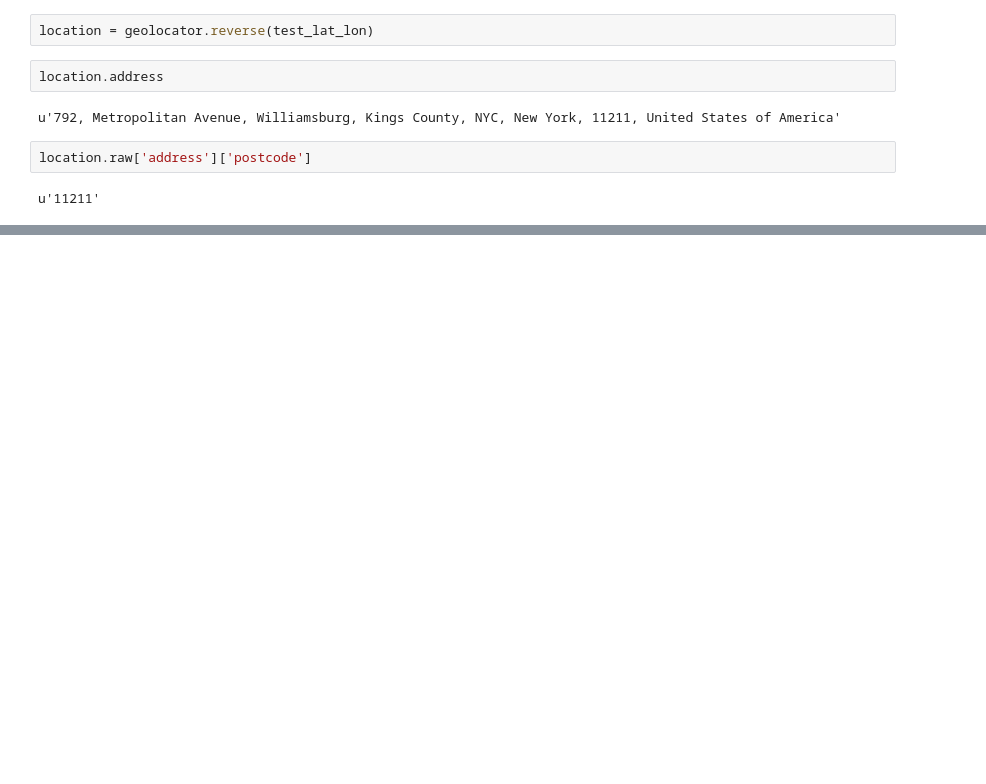
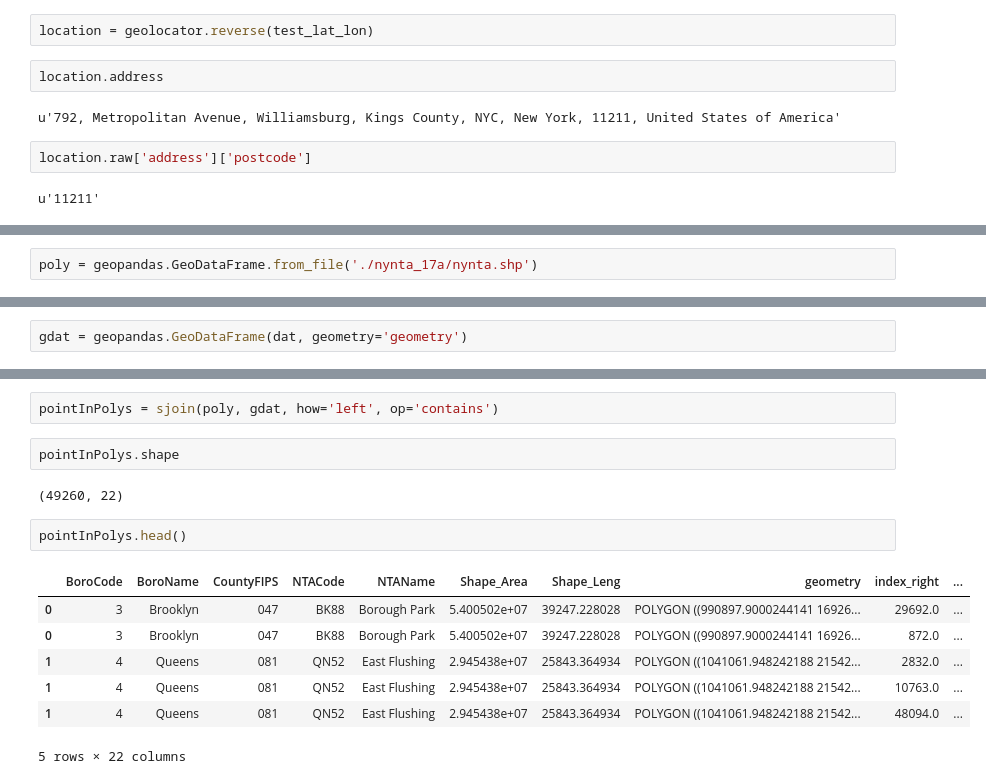
Before and after one commit to ah3200/renthop-kaggle, a Jupyter notebook: geocoding.ipynb, the cells around one changed output, grey strips where cells are left out. Saved outputs shown, nothing was run; the diff lists cells and outputs as text; blank space fills up the shorter version.

```diff
--- a/geocoding.ipynb
+++ b/geocoding.ipynb
@@ -109,0 +145,2 @@ for coord in lat_lon_list:
+# %%
+poly = geopandas.GeoDataFrame.from_file('./nynta_17a/nynta.shp')
@@ -109,0 +160,2 @@ for coord in lat_lon_list:
+# %%
+gdat = geopandas.GeoDataFrame(dat, geometry='geometry')
@@ -109,0 +178,16 @@ for coord in lat_lon_list:
+# %%
+pointInPolys = sjoin(poly, gdat, how='left', op='contains')
+# %%
+pointInPolys.shape
+# %% [output]
+(49260, 22)
+# %%
+pointInPolys.head()
+# %% [output]
+|  | BoroCode | BoroName | CountyFIPS | NTACode | NTAName | Shape_Area | Shape_Leng | geometry | index_right | ... |
+| 0 | 3 | Brooklyn | 047 | BK88 | Borough Park | 5.400502e+07 | 39247.228028 | POLYGON ((990897.9000244141 16926... | 29692.0 | ... |
+| 0 | 3 | Brooklyn | 047 | BK88 | Borough Park | 5.400502e+07 | 39247.228028 | POLYGON ((990897.9000244141 16926... | 872.0 | ... |
+| 1 | 4 | Queens | 081 | QN52 | East Flushing | 2.945438e+07 | 25843.364934 | POLYGON ((1041061.948242188 21542... | 2832.0 | ... |
+| 1 | 4 | Queens | 081 | QN52 | East Flushing | 2.945438e+07 | 25843.364934 | POLYGON ((1041061.948242188 21542... | 10763.0 | ... |
+| 1 | 4 | Queens | 081 | QN52 | East Flushing | 2.945438e+07 | 25843.364934 | POLYGON ((1041061.948242188 21542... | 48094.0 | ... |
+5 rows × 22 columns
```
Also changed, not shown: parts of 21 cells of this notebook.
